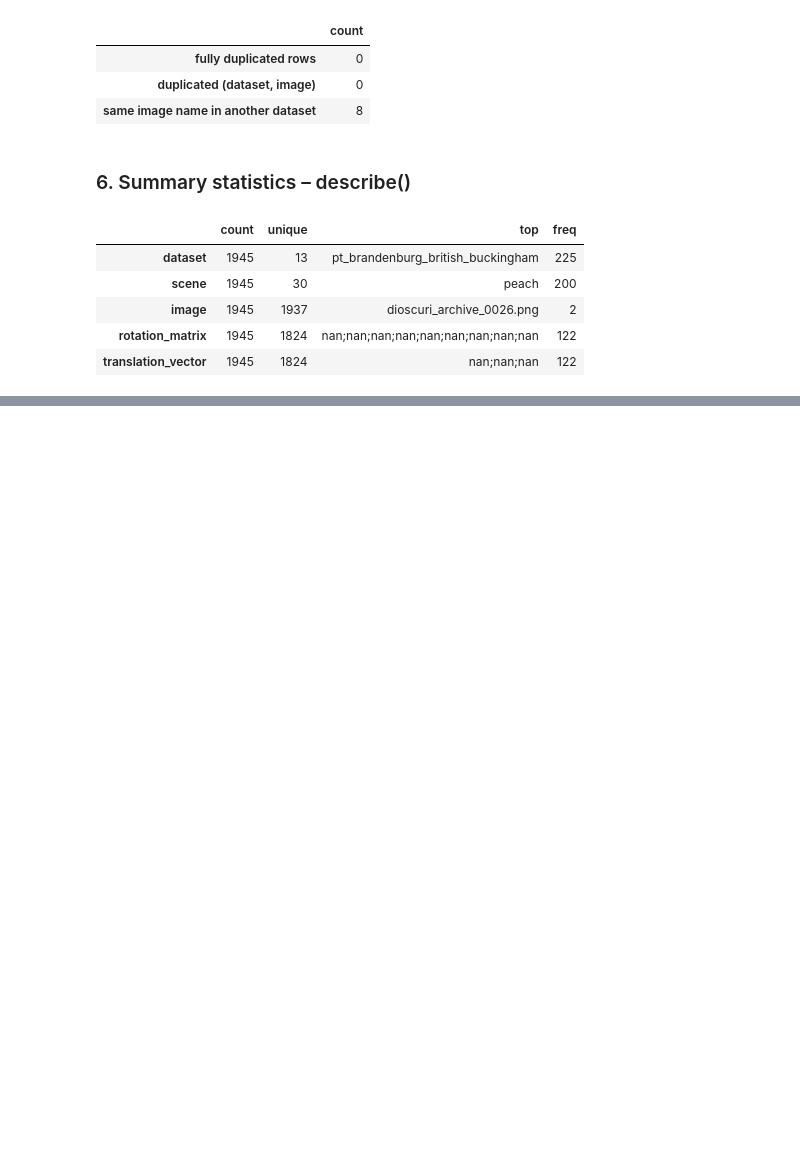
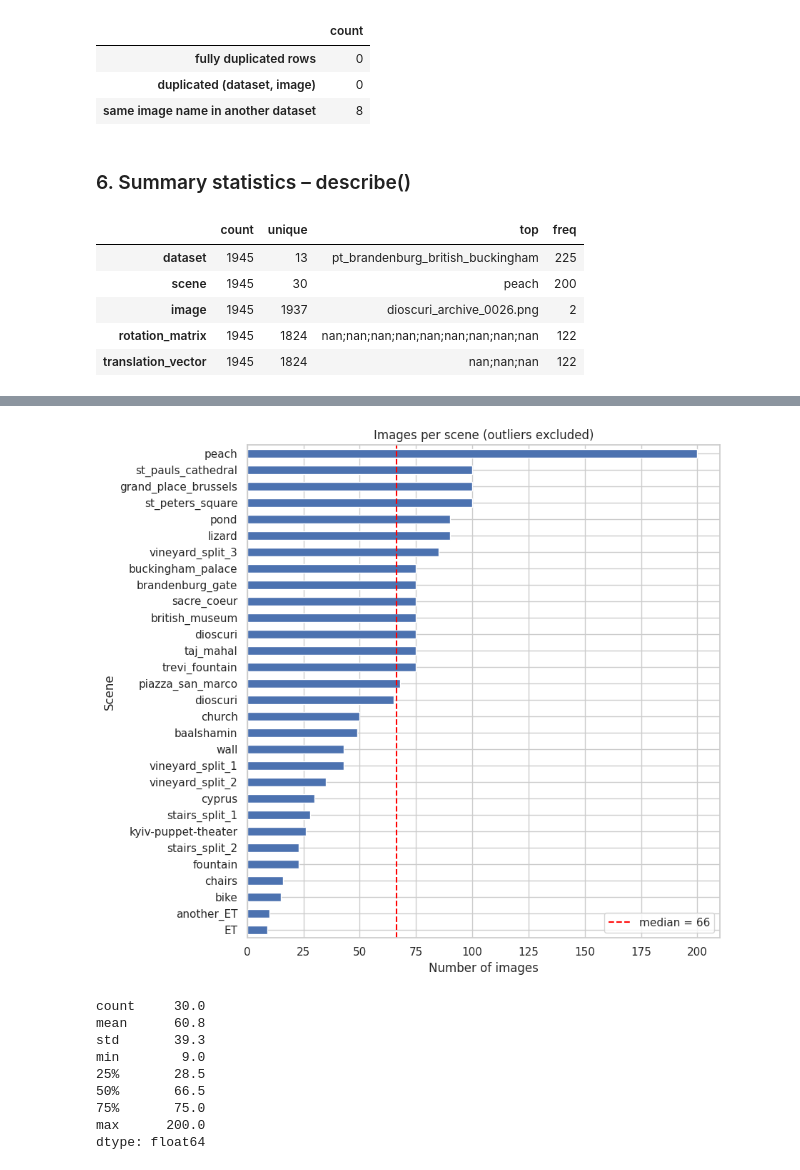
Before and after one commit to KayraOrbay/GROUP37_CENG313, a Jupyter notebook: assignment1_eda_baseline.ipynb, the cells around one changed output, grey strips where cells are left out. Saved outputs shown, nothing was run; the diff lists cells and outputs as text; code cells hidden in the pictures; blank space fills up the shorter version.

```diff
--- a/assignment1_eda_baseline.ipynb
+++ b/assignment1_eda_baseline.ipynb
@@ -325,0 +393,21 @@ From the describe() results we see that every value in the image column is uniqu
+# %%
+scene_counts = poses_ok.groupby(["dataset", "scene"]).size().sort_values()
+fig, ax = plt.subplots(figsize=(9, 8))
+scene_counts.plot(kind="barh", ax=ax, color="#4C72B0")
+ax.set_yticklabels([s for _, s in scene_counts.index])
+ax.axvline(scene_counts.median(), color="red", ls="--", label=f"median = {scene_counts.median():.0f}")
+ax.set_xlabel("Number of images"); ax.set_ylabel("Scene"); ax.legend()
+ax.set_title("Images per scene (outliers excluded)")
+plt.tight_layout(); plt.show()
+print(scene_counts.describe().round(1))
+# %% [output]
+[figure, added]
+count     30.0
+mean      60.8
+std       39.3
+min        9.0
+25%       28.5
+50%       66.5
+75%       75.0
+max      200.0
+dtype: float64
```
Also changed, not shown: parts of 18 cells of this notebook.
